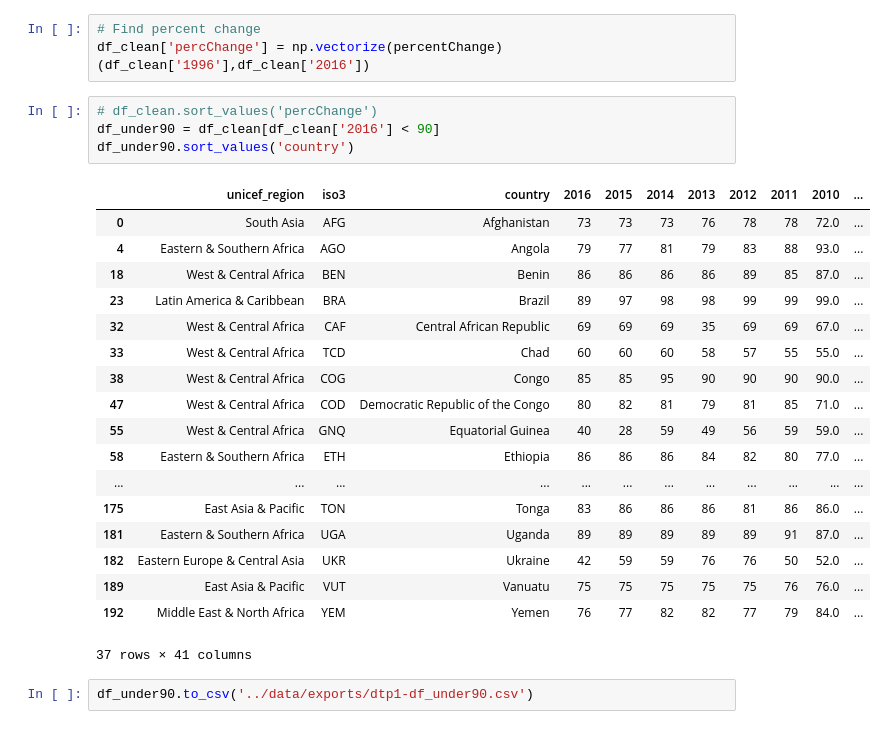
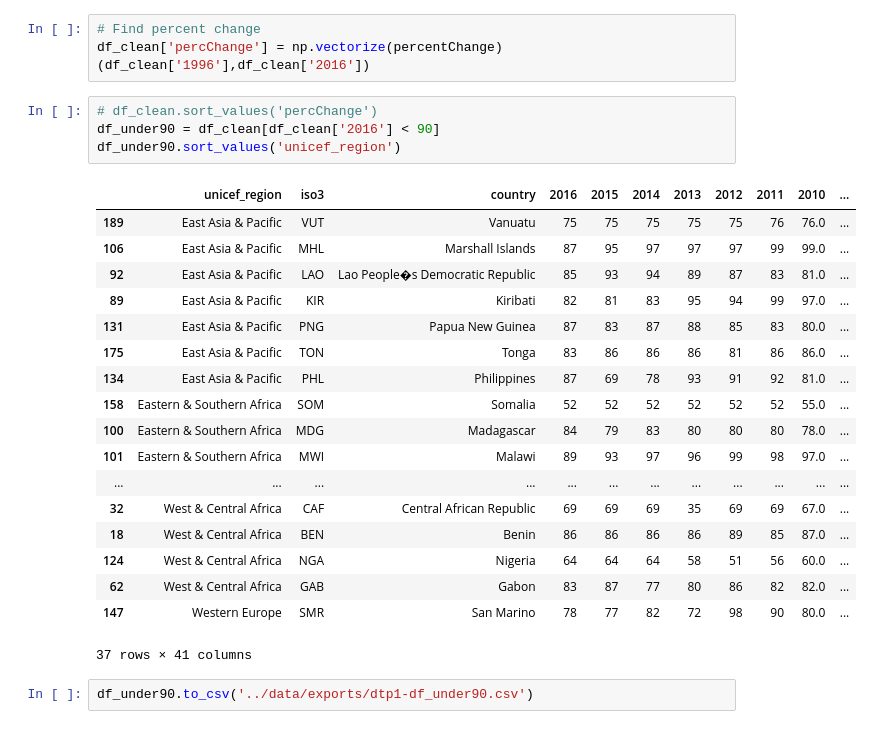
Before and after one commit to isabella232/global-immunization, a Jupyter notebook: notebooks/20170718-bm-dtp1.ipynb, the cells around one changed output. Drawn from its saved outputs; the diff is of its cells as text.

```diff
--- a/notebooks/20170718-bm-dtp1.ipynb
+++ b/notebooks/20170718-bm-dtp1.ipynb
@@ -35,25 +35,25 @@ df_clean['percChange'] = np.vectorize(percentChange)(df_clean['1996'],df_clean['
 # %%
 # df_clean.sort_values('percChange')
 df_under90 = df_clean[df_clean['2016'] < 90]
-df_under90.sort_values('country')
+df_under90.sort_values('unicef_region')
 # %% [output]
 |  | unicef_region | iso3 | country | 2016 | 2015 | 2014 | 2013 | 2012 | 2011 | 2010 | ... |
-| 0 | South Asia | AFG | Afghanistan | 73 | 73 | 73 | 76 | 78 | 78 | 72.0 | ... |
-| 4 | Eastern & Southern Africa | AGO | Angola | 79 | 77 | 81 | 79 | 83 | 88 | 93.0 | ... |
+| 189 | East Asia & Pacific | VUT | Vanuatu | 75 | 75 | 75 | 75 | 75 | 76 | 76.0 | ... |
+| 106 | East Asia & Pacific | MHL | Marshall Islands | 87 | 95 | 97 | 97 | 97 | 99 | 99.0 | ... |
+| 92 | East Asia & Pacific | LAO | Lao People�s Democratic Republic | 85 | 93 | 94 | 89 | 87 | 83 | 81.0 | ... |
+| 89 | East Asia & Pacific | KIR | Kiribati | 82 | 81 | 83 | 95 | 94 | 99 | 97.0 | ... |
+| 131 | East Asia & Pacific | PNG | Papua New Guinea | 87 | 83 | 87 | 88 | 85 | 83 | 80.0 | ... |
+| 175 | East Asia & Pacific | TON | Tonga | 83 | 86 | 86 | 86 | 81 | 86 | 86.0 | ... |
+| 134 | East Asia & Pacific | PHL | Philippines | 87 | 69 | 78 | 93 | 91 | 92 | 81.0 | ... |
+| 158 | Eastern & Southern Africa | SOM | Somalia | 52 | 52 | 52 | 52 | 52 | 52 | 55.0 | ... |
+| 100 | Eastern & Southern Africa | MDG | Madagascar | 84 | 79 | 83 | 80 | 80 | 80 | 78.0 | ... |
+| 101 | Eastern & Southern Africa | MWI | Malawi | 89 | 93 | 97 | 96 | 99 | 98 | 97.0 | ... |
+| ... | ... | ... | ... | ... | ... | ... | ... | ... | ... | ... | ... |
+| 32 | West & Central Africa | CAF | Central African Republic | 69 | 69 | 69 | 35 | 69 | 69 | 67.0 | ... |
 | 18 | West & Central Africa | BEN | Benin | 86 | 86 | 86 | 86 | 89 | 85 | 87.0 | ... |
-| 23 | Latin America & Caribbean | BRA | Brazil | 89 | 97 | 98 | 98 | 99 | 99 | 99.0 | ... |
-| 32 | West & Central Africa | CAF | Central African Republic | 69 | 69 | 69 | 35 | 69 | 69 | 67.0 | ... |
-| 33 | West & Central Africa | TCD | Chad | 60 | 60 | 60 | 58 | 57 | 55 | 55.0 | ... |
-| 38 | West & Central Africa | COG | Congo | 85 | 85 | 95 | 90 | 90 | 90 | 90.0 | ... |
-| 47 | West & Central Africa | COD | Democratic Republic of the Congo | 80 | 82 | 81 | 79 | 81 | 85 | 71.0 | ... |
-| 55 | West & Central Africa | GNQ | Equatorial Guinea | 40 | 28 | 59 | 49 | 56 | 59 | 59.0 | ... |
-| 58 | Eastern & Southern Africa | ETH | Ethiopia | 86 | 86 | 86 | 84 | 82 | 80 | 77.0 | ... |
-| ... | ... | ... | ... | ... | ... | ... | ... | ... | ... | ... | ... |
-| 175 | East Asia & Pacific | TON | Tonga | 83 | 86 | 86 | 86 | 81 | 86 | 86.0 | ... |
-| 181 | Eastern & Southern Africa | UGA | Uganda | 89 | 89 | 89 | 89 | 89 | 91 | 87.0 | ... |
-| 182 | Eastern Europe & Central Asia | UKR | Ukraine | 42 | 59 | 59 | 76 | 76 | 50 | 52.0 | ... |
-| 189 | East Asia & Pacific | VUT | Vanuatu | 75 | 75 | 75 | 75 | 75 | 76 | 76.0 | ... |
-| 192 | Middle East & North Africa | YEM | Yemen | 76 | 77 | 82 | 82 | 77 | 79 | 84.0 | ... |
+| 124 | West & Central Africa | NGA | Nigeria | 64 | 64 | 64 | 58 | 51 | 56 | 60.0 | ... |
+| 62 | West & Central Africa | GAB | Gabon | 83 | 87 | 77 | 80 | 86 | 82 | 82.0 | ... |
+| 147 | Western Europe | SMR | San Marino | 78 | 77 | 82 | 72 | 98 | 90 | 80.0 | ... |
 37 rows × 41 columns
 # %%
 df_under90.to_csv('../data/exports/dtp1-df_under90.csv')
```
Also changed, not shown: parts of 2 cells of this notebook, 1 other file.
